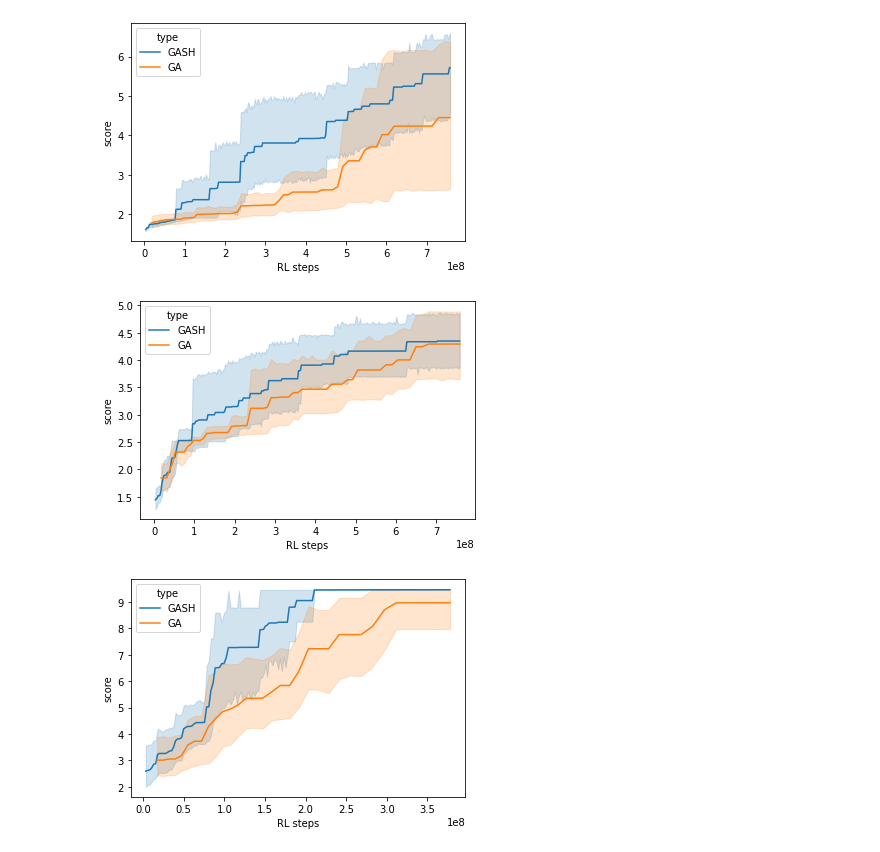
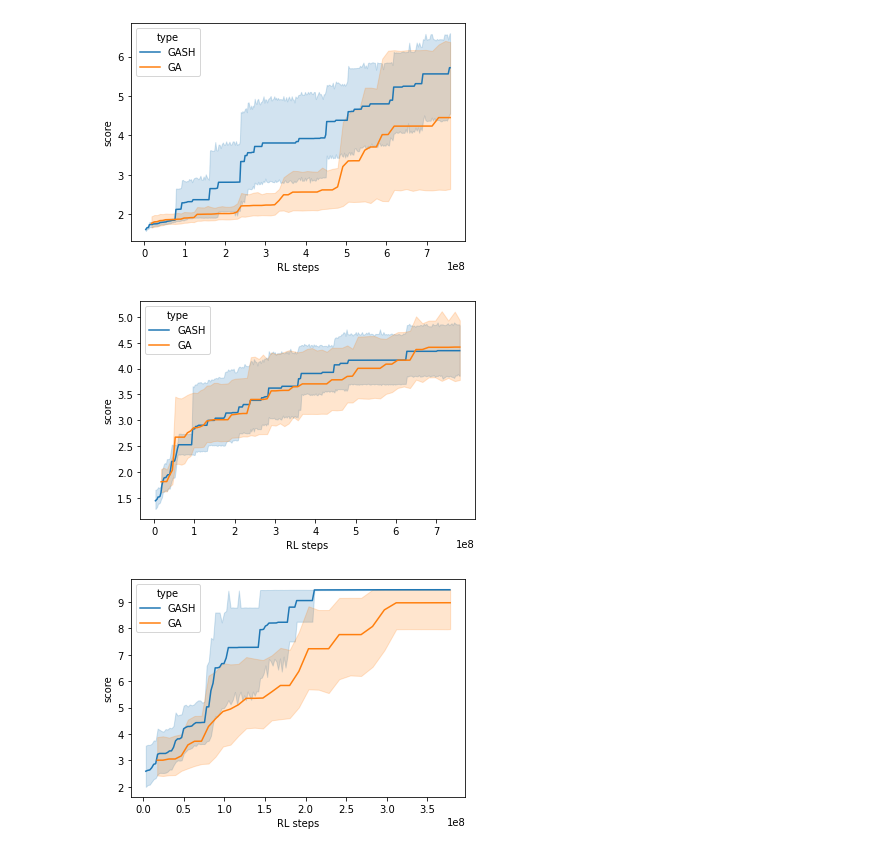
Before and after one commit to sk161717/Evogym-GASH, a Jupyter notebook: examples/output_graph.ipynb, the cells around one changed output. Saved outputs shown, nothing was run; the diff lists cells and outputs as text; code cells hidden in the pictures.

```diff
--- a/examples/output_graph.ipynb
+++ b/examples/output_graph.ipynb
@@ -182,10 +182,10 @@ plot_confidence(pd.concat([df_gash,df_ga]),is_step_based,'PlatformJumper-v0')
 # %%
 is_step_based=True
 df_gash=data_for_confidence('ObstacleTraverser-v1_SuHaGA',[101,102,103,104,105,106],293,False,'GASH',load_steps,is_step_based)
-df_ga=data_for_confidence('ObstacleTraverser-v1_GA',[101,102,103,104,105,106],67,False,"GA",load_steps,is_step_based)
+df_ga=data_for_confidence('ObstacleTraverser-v1_GA',[101,102,103,104,105,106,107],67  ,False,"GA",load_steps,is_step_based)
 plot_confidence(pd.concat([df_gash,df_ga]),is_step_based,'ObstacleTraverser-v1')
 # %% [output]
-[figure, old version]
+[figure, new version]
 # %%
 is_step_based=True
 df_gash=data_for_confidence('ObstacleTraverser-v0_SuHaGA',[101,102,103,104,105,106,107],145,False,'GASH',load_steps,is_step_based)
```
Also changed, not shown: parts of 3 cells of this notebook, 8 other files.
